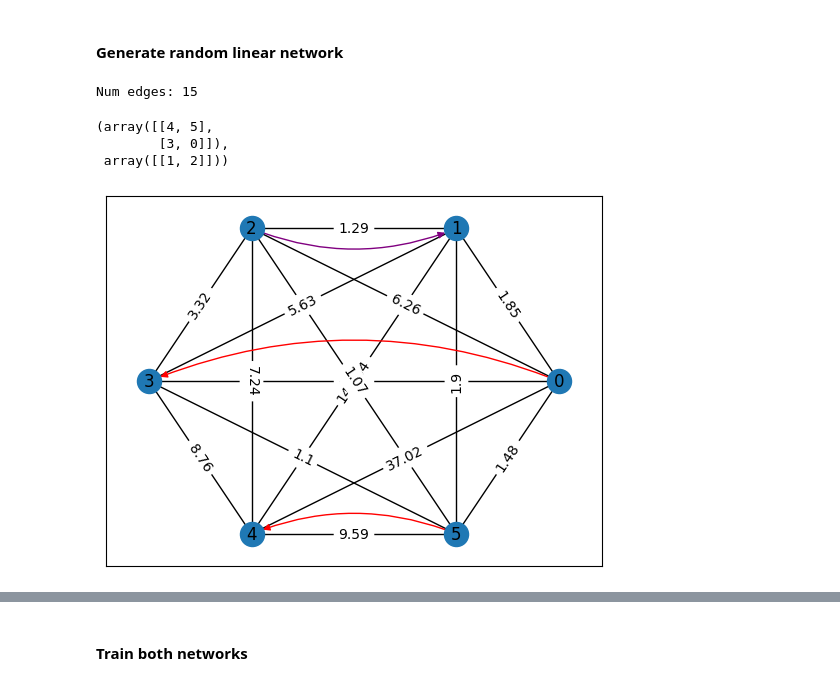
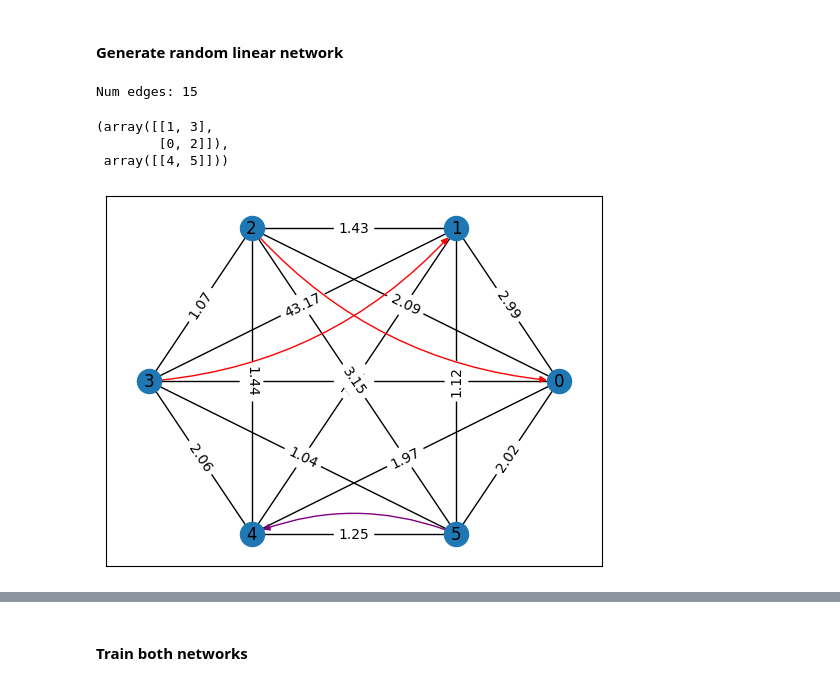
Before and after one commit to Ma-Lab-Cal/self-learning-machines, a Jupyter notebook: linear_regression.ipynb, the cells around one changed output, grey strips where cells are left out. Drawn from its saved outputs; the diff is of its cells as text; code cells hidden in the pictures.

Commit message:
working linear and nonlinear regression

```diff
--- a/linear_regression.ipynb
+++ b/linear_regression.ipynb
@@ -272,7 +276,6 @@ for u, v in con_graph.edges():
     con_graph[u][v]['weight'] = 1./np.random.rand()
 
 print('Num edges:', con_graph.number_of_edges())
-con_mat = nx.to_numpy_array(con_graph)
 
 in_nodes = 2
 out_nodes = 1
@@ -282,14 +285,14 @@ node_cfg = (node_cfg[:in_nodes], node_cfg[in_nodes:])
 node_cfg
 # %% [output]
 Num edges: 15
-(array([[4, 5],
-        [3, 0]]),
- array([[1, 2]]))
+(array([[1, 3],
+        [0, 2]]),
+ array([[4, 5]]))
 # %%
-lin = LinearNetwork('fully_connected', con_mat, node_cfg)
+lin = LinearNetwork('fully_connected', con_graph, node_cfg)
 visualize(lin)
 # %% [output]
-[figure, old version]
+[figure, new version]
 # %%
 test_net = lin
 lh = 1
```
Also changed, not shown: parts of 26 cells of this notebook, 23 other files.
